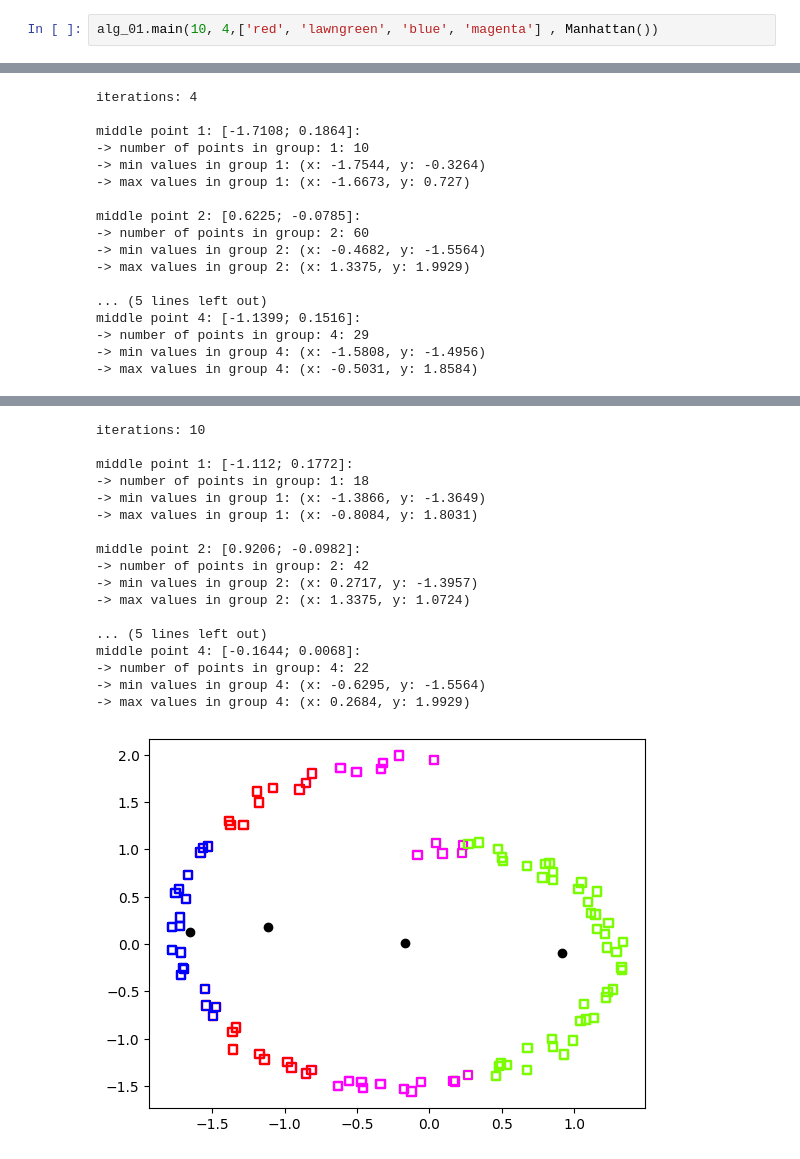
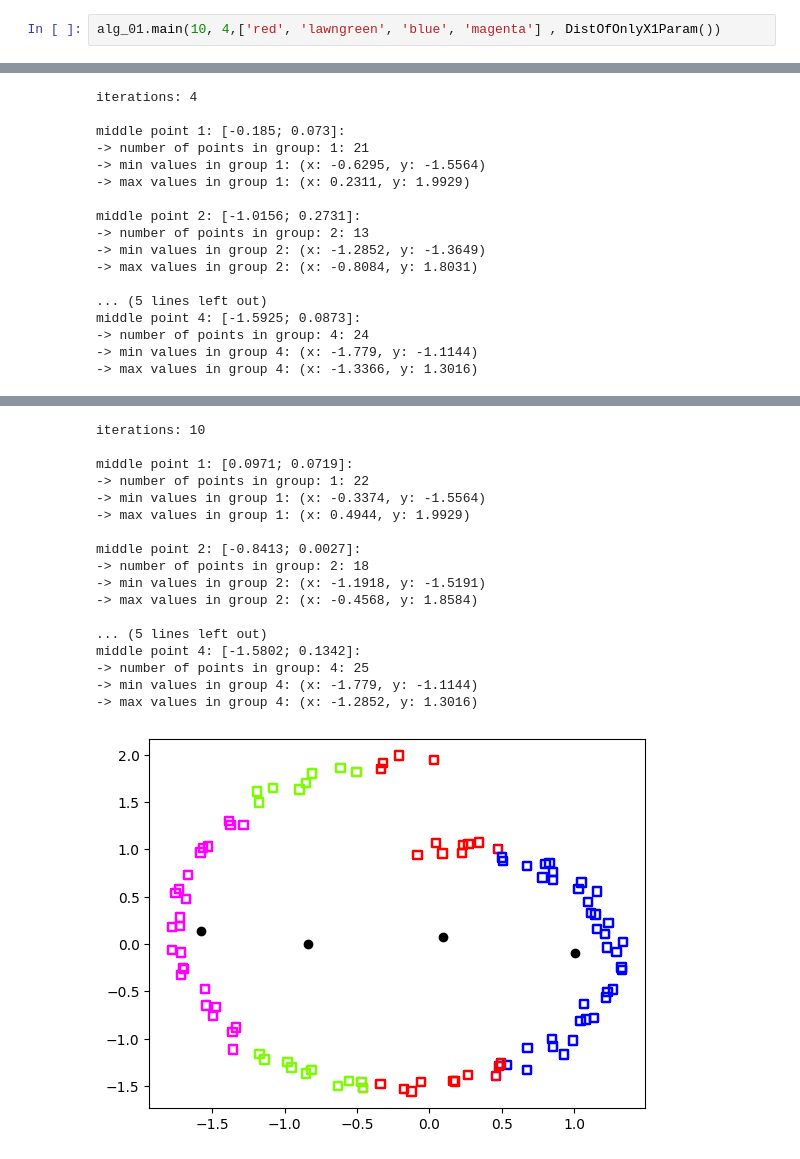
Before and after one commit to Sjemanko/ssi_projects, a Jupyter notebook: ssi_alg_1/alg_01.ipynb, the cells around one changed output, grey strips where cells are left out. Drawn from its saved outputs; the diff is of its cells as text.

```diff
--- a/ssi_alg_1/alg_01.ipynb
+++ b/ssi_alg_1/alg_01.ipynb
@@ -59,5 +59,5 @@ middle point 3: [-0.5419; 1.3366]:
 # %%
-alg_01.main(10, 4,['red', 'lawngreen', 'blue', 'magenta'] , Manhattan())
+alg_01.main(10, 4,['red', 'lawngreen', 'blue', 'magenta'] , DistOfOnlyX1Param())
 # %% [output]
 iterations: 1
 
@@ -80,17 +80,17 @@ middle point 4: [-1.7168; -0.0879]:
 iterations: 4
 
-middle point 1: [-1.7108; 0.1864]:
--> number of points in group: 1: 10
--> min values in group 1: (x: -1.7544, y: -0.3264)
--> max values in group 1: (x: -1.6673, y: 0.727)
+middle point 1: [-0.185; 0.073]:
+-> number of points in group: 1: 21
+-> min values in group 1: (x: -0.6295, y: -1.5564)
+-> max values in group 1: (x: 0.2311, y: 1.9929)
 
-middle point 2: [0.6225; -0.0785]:
--> number of points in group: 2: 60
--> min values in group 2: (x: -0.4682, y: -1.5564)
--> max values in group 2: (x: 1.3375, y: 1.9929)
+middle point 2: [-1.0156; 0.2731]:
+-> number of points in group: 2: 13
+-> min values in group 2: (x: -1.2852, y: -1.3649)
+-> max values in group 2: (x: -0.8084, y: 1.8031)
 
 ... (5 lines left out)
-middle point 4: [-1.1399; 0.1516]:
--> number of points in group: 4: 29
--> min values in group 4: (x: -1.5808, y: -1.4956)
--> max values in group 4: (x: -0.5031, y: 1.8584)
+middle point 4: [-1.5925; 0.0873]:
+-> number of points in group: 4: 24
+-> min values in group 4: (x: -1.779, y: -1.1144)
+-> max values in group 4: (x: -1.3366, y: 1.3016)
@@ -98,18 +98,18 @@ middle point 4: [-1.1399; 0.1516]:
 iterations: 10
 
-middle point 1: [-1.112; 0.1772]:
--> number of points in group: 1: 18
--> min values in group 1: (x: -1.3866, y: -1.3649)
--> max values in group 1: (x: -0.8084, y: 1.8031)
+middle point 1: [0.0971; 0.0719]:
+-> number of points in group: 1: 22
+-> min values in group 1: (x: -0.3374, y: -1.5564)
+-> max values in group 1: (x: 0.4944, y: 1.9929)
 
-middle point 2: [0.9206; -0.0982]:
--> number of points in group: 2: 42
--> min values in group 2: (x: 0.2717, y: -1.3957)
--> max values in group 2: (x: 1.3375, y: 1.0724)
+middle point 2: [-0.8413; 0.0027]:
+-> number of points in group: 2: 18
+-> min values in group 2: (x: -1.1918, y: -1.5191)
+-> max values in group 2: (x: -0.4568, y: 1.8584)
 
 ... (5 lines left out)
-middle point 4: [-0.1644; 0.0068]:
--> number of points in group: 4: 22
--> min values in group 4: (x: -0.6295, y: -1.5564)
--> max values in group 4: (x: 0.2684, y: 1.9929)
+middle point 4: [-1.5802; 0.1342]:
+-> number of points in group: 4: 25
+-> min values in group 4: (x: -1.779, y: -1.1144)
+-> max values in group 4: (x: -1.2852, y: 1.3016)
-[figure, old version]
+[figure, new version]
```
Also changed, not shown: parts of 3 cells of this notebook, 4 other files.
